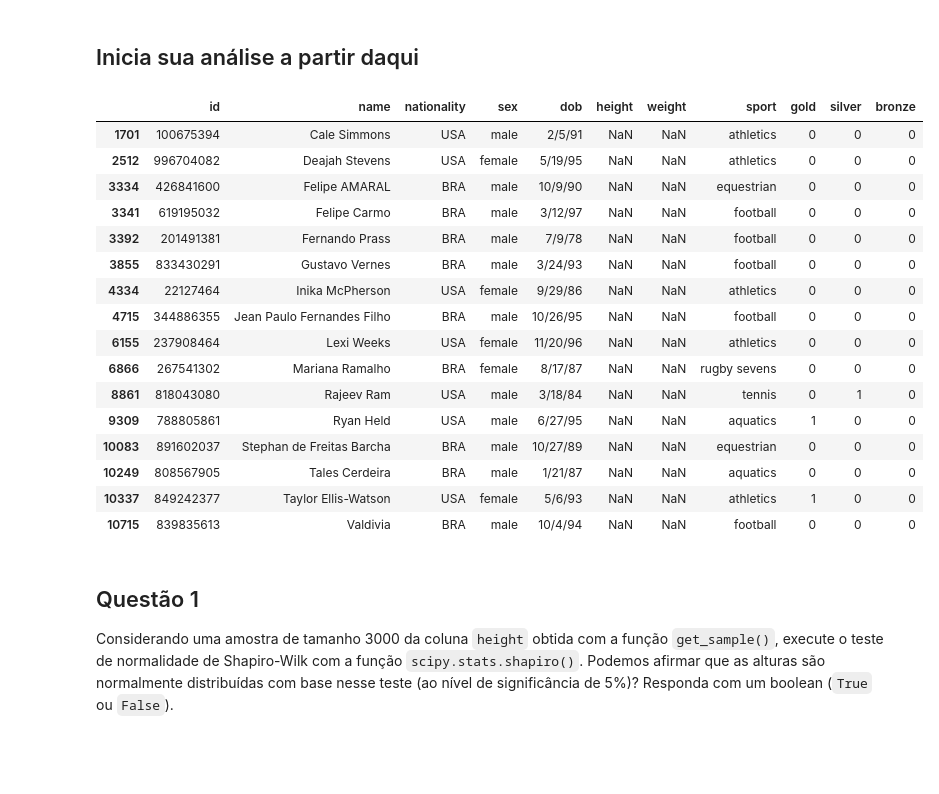
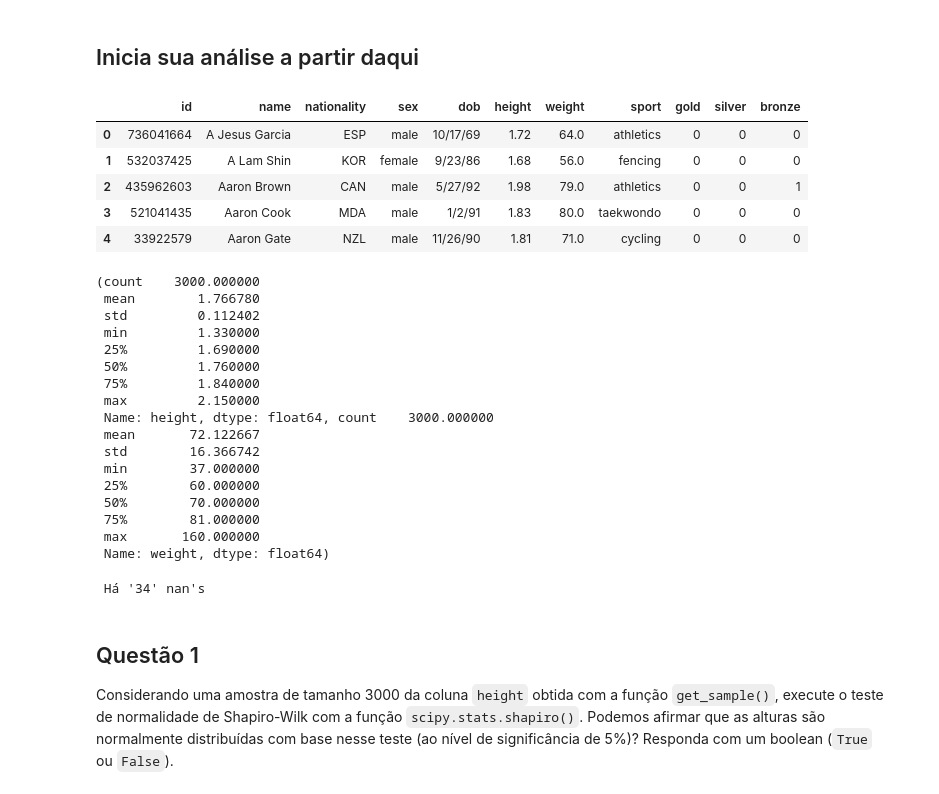
Before and after one commit to LucasDatilioCarderelli/Codenation, a Jupyter notebook: data-science-2/main.ipynb, the cells around one changed output. Drawn from its saved outputs; the diff is of its cells as text; code cells hidden in the pictures; blank space fills up the shorter version.

```diff
--- a/data-science-2/main.ipynb
+++ b/data-science-2/main.ipynb
@@ -59,26 +59,41 @@ def get_sample(df, col_name, n=100, seed=42):
 ## Inicia sua análise a partir daqui
 # %%
 # Sua análise começa aqui.
-nanf = athletes.query("height != height")
-nanf.query("nationality == 'BRA' | nationality == 'USA'| nationality == 'CAM'")
+athletes.head()
 # %% [output]
 |  | id | name | nationality | sex | dob | height | weight | sport | gold | silver | bronze |
-| 1701 | 100675394 | Cale Simmons | USA | male | 2/5/91 | NaN | NaN | athletics | 0 | 0 | 0 |
-| 2512 | 996704082 | Deajah Stevens | USA | female | 5/19/95 | NaN | NaN | athletics | 0 | 0 | 0 |
-| 3334 | 426841600 | Felipe AMARAL | BRA | male | 10/9/90 | NaN | NaN | equestrian | 0 | 0 | 0 |
-| 3341 | 619195032 | Felipe Carmo | BRA | male | 3/12/97 | NaN | NaN | football | 0 | 0 | 0 |
-| 3392 | 201491381 | Fernando Prass | BRA | male | 7/9/78 | NaN | NaN | football | 0 | 0 | 0 |
-| 3855 | 833430291 | Gustavo Vernes | BRA | male | 3/24/93 | NaN | NaN | football | 0 | 0 | 0 |
-| 4334 | 22127464 | Inika McPherson | USA | female | 9/29/86 | NaN | NaN | athletics | 0 | 0 | 0 |
-| 4715 | 344886355 | Jean Paulo Fernandes Filho | BRA | male | 10/26/95 | NaN | NaN | football | 0 | 0 | 0 |
-| 6155 | 237908464 | Lexi Weeks | USA | female | 11/20/96 | NaN | NaN | athletics | 0 | 0 | 0 |
-| 6866 | 267541302 | Mariana Ramalho | BRA | female | 8/17/87 | NaN | NaN | rugby sevens | 0 | 0 | 0 |
-| 8861 | 818043080 | Rajeev Ram | USA | male | 3/18/84 | NaN | NaN | tennis | 0 | 1 | 0 |
-| 9309 | 788805861 | Ryan Held | USA | male | 6/27/95 | NaN | NaN | aquatics | 1 | 0 | 0 |
-| 10083 | 891602037 | Stephan de Freitas Barcha | BRA | male | 10/27/89 | NaN | NaN | equestrian | 0 | 0 | 0 |
-| 10249 | 808567905 | Tales Cerdeira | BRA | male | 1/21/87 | NaN | NaN | aquatics | 0 | 0 | 0 |
-| 10337 | 849242377 | Taylor Ellis-Watson | USA | female | 5/6/93 | NaN | NaN | athletics | 1 | 0 | 0 |
-| 10715 | 839835613 | Valdivia | BRA | male | 10/4/94 | NaN | NaN | football | 0 | 0 | 0 |
+| 0 | 736041664 | A Jesus Garcia | ESP | male | 10/17/69 | 1.72 | 64.0 | athletics | 0 | 0 | 0 |
+| 1 | 532037425 | A Lam Shin | KOR | female | 9/23/86 | 1.68 | 56.0 | fencing | 0 | 0 | 0 |
+| 2 | 435962603 | Aaron Brown | CAN | male | 5/27/92 | 1.98 | 79.0 | athletics | 0 | 0 | 1 |
+| 3 | 521041435 | Aaron Cook | MDA | male | 1/2/91 | 1.83 | 80.0 | taekwondo | 0 | 0 | 0 |
+| 4 | 33922579 | Aaron Gate | NZL | male | 11/26/90 | 1.81 | 71.0 | cycling | 0 | 0 | 0 |
+# %%
+height_samples = get_sample(athletes, "height", 3000)
+weight_samples = get_sample(athletes, "weight", 3000)
+height_samples.describe(), weight_samples.describe()
+# %% [output]
+(count    3000.000000
+ mean        1.766780
+ std         0.112402
+ min         1.330000
+ 25%         1.690000
+ 50%         1.760000
+ 75%         1.840000
+ max         2.150000
+ Name: height, dtype: float64, count    3000.000000
+ mean       72.122667
+ std        16.366742
+ min        37.000000
+ 25%        60.000000
+ 50%        70.000000
+ 75%        81.000000
+ max       160.000000
+ Name: weight, dtype: float64)
+# %%
+nanf = athletes.query("(height != height | weight != weight) & (nationality == ['BRA', 'USA', 'CAM'])")
+print(f" Há '{nanf.shape[0]}' nan's")
+# %% [output]
+ Há '34' nan's
 # %% [markdown]
 ## Questão 1
 
```
Also changed, not shown: parts of 13 cells of this notebook.
